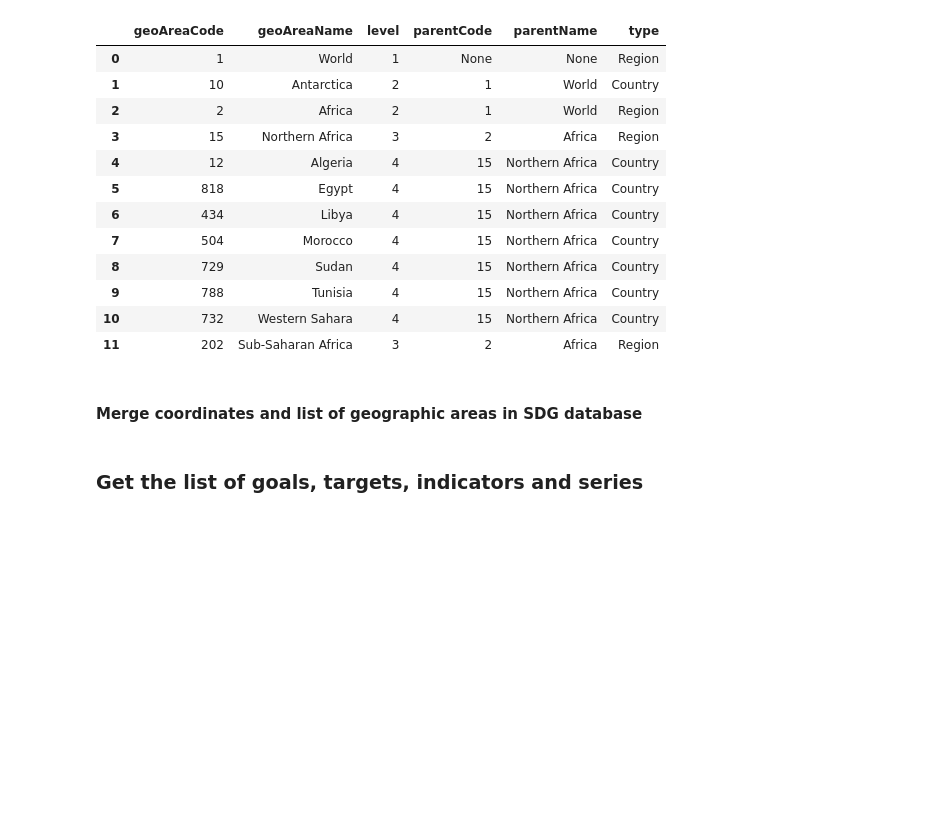
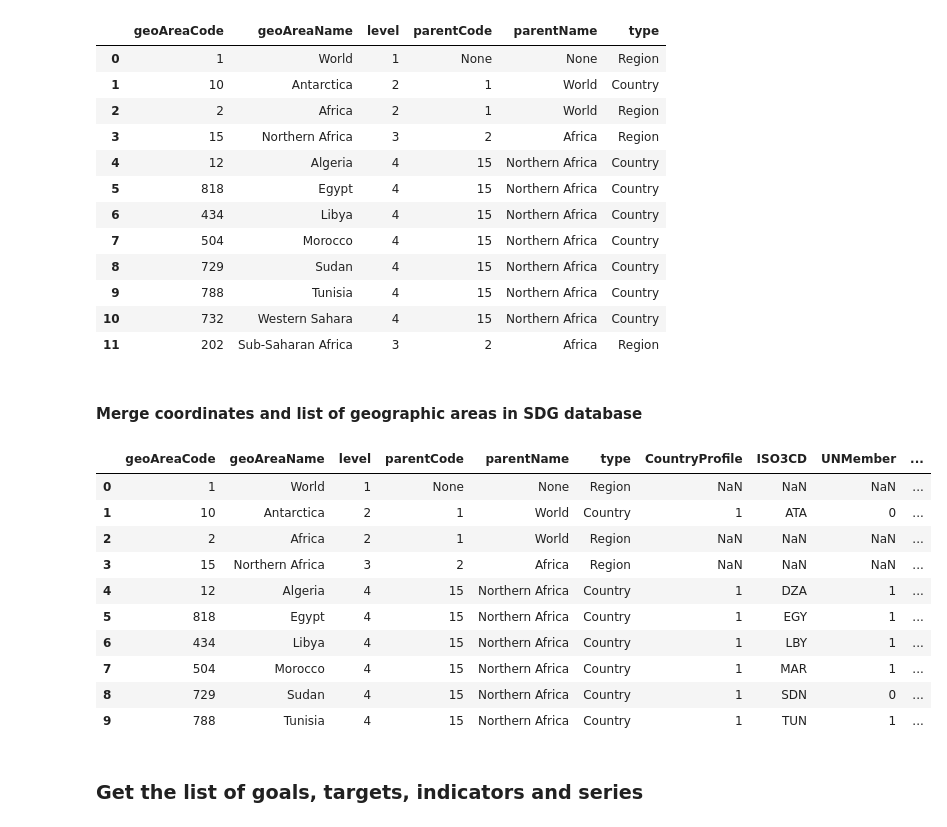
Before and after one commit to UNStats/FIS4SDGs, a Jupyter notebook: unsd/notebooks/FIS4SDG - 01 - Create CSV.ipynb, the cells around one changed output. Saved outputs shown, nothing was run; the diff lists cells and outputs as text; code cells hidden in the pictures; blank space fills up the shorter version.

```diff
--- a/unsd/notebooks/FIS4SDG - 01 - Create CSV.ipynb
+++ b/unsd/notebooks/FIS4SDG - 01 - Create CSV.ipynb
@@ -184,12 +228,29 @@ flatten(geoAreaTree()[0]).head(12)
 # %% [markdown]
 #### Merge coordinates and list of geographic areas in SDG database
 # %%
-x = pd.merge(flatten(geoAreaTree()[0]),
-         countryListXY(wd_dir + 'CountryListXY.txt'),
+def geoareas(tree,coordinates_file):
+    x = pd.merge(flatten(tree),
+         countryListXY(coordinates_file),
          how='outer',
          on=['geoAreaCode', 'geoAreaName'])
 
-x.to_excel('test.xlsx', engine ='xlsxwriter')
+    return(x)
+
+# x.to_excel('test.xlsx', engine ='xlsxwriter')
+# %%
+geoareas(geoAreaTree()[0], wd_dir + 'CountryListXY.txt').head(10)
+# %% [output]
+|  | geoAreaCode | geoAreaName | level | parentCode | parentName | type | CountryProfile | ISO3CD | UNMember | ... |
+| 0 | 1 | World | 1 | None | None | Region | NaN | NaN | NaN | ... |
+| 1 | 10 | Antarctica | 2 | 1 | World | Country | 1 | ATA | 0 | ... |
+| 2 | 2 | Africa | 2 | 1 | World | Region | NaN | NaN | NaN | ... |
+| 3 | 15 | Northern Africa | 3 | 2 | Africa | Region | NaN | NaN | NaN | ... |
+| 4 | 12 | Algeria | 4 | 15 | Northern Africa | Country | 1 | DZA | 1 | ... |
+| 5 | 818 | Egypt | 4 | 15 | Northern Africa | Country | 1 | EGY | 1 | ... |
+| 6 | 434 | Libya | 4 | 15 | Northern Africa | Country | 1 | LBY | 1 | ... |
+| 7 | 504 | Morocco | 4 | 15 | Northern Africa | Country | 1 | MAR | 1 | ... |
+| 8 | 729 | Sudan | 4 | 15 | Northern Africa | Country | 1 | SDN | 0 | ... |
+| 9 | 788 | Tunisia | 4 | 15 | Northern Africa | Country | 1 | TUN | 1 | ... |
 # %% [markdown]
 ### Get the list of goals, targets, indicators and series
 # %%
```
Also changed, not shown: parts of 14 cells of this notebook, 22 other files.
